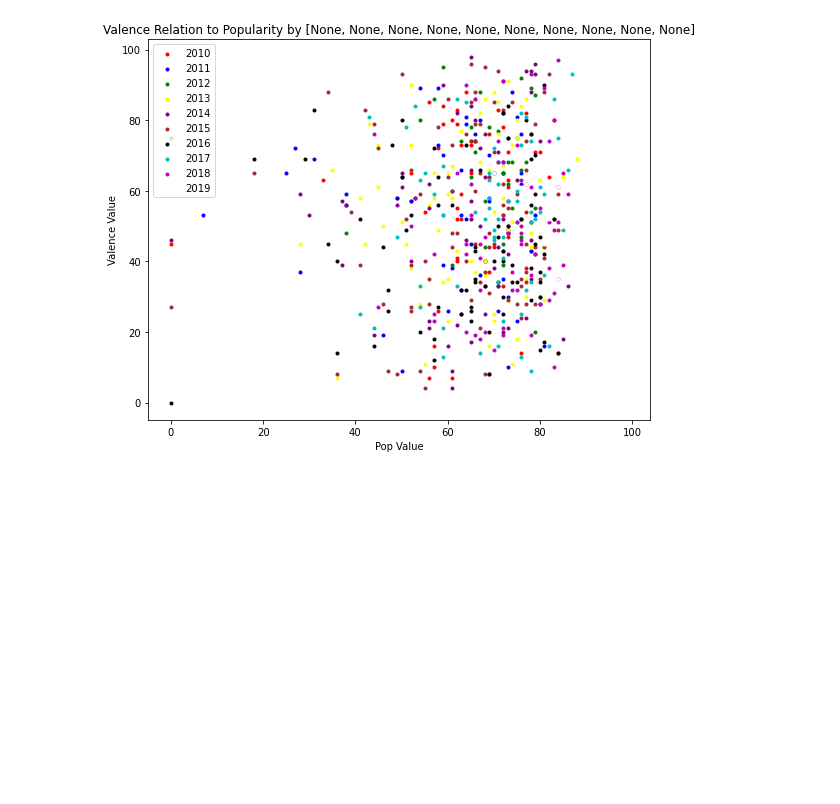
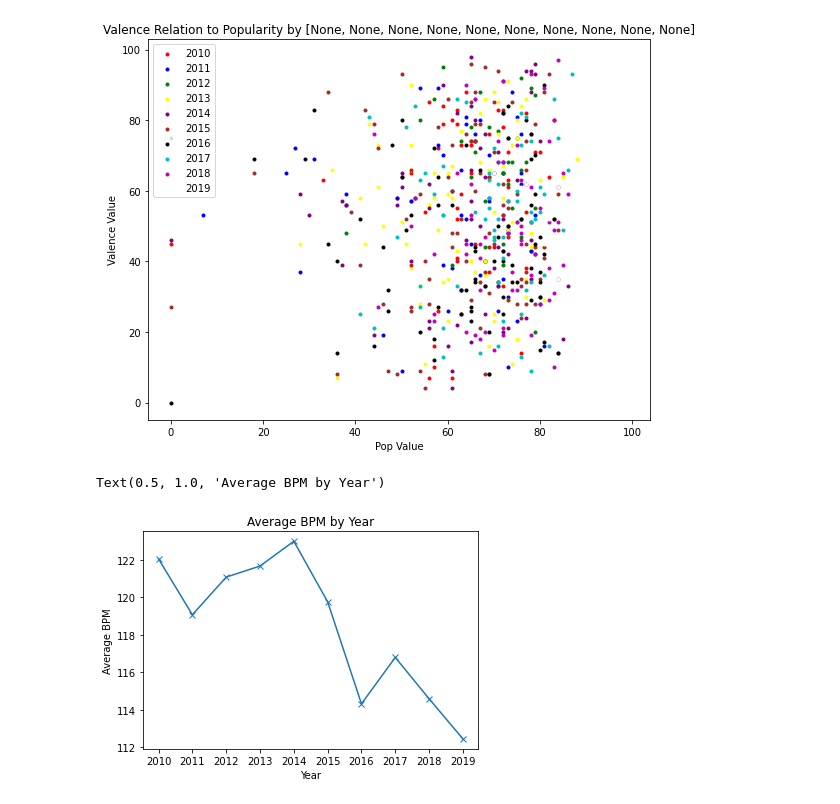
Before and after one commit to Boyder3113/Project_1, a Jupyter notebook: Untitled.ipynb, the cells around one changed output. Drawn from its saved outputs; the diff is of its cells as text; code cells hidden in the pictures; blank space fills up the shorter version.

```diff
--- a/Untitled.ipynb
+++ b/Untitled.ipynb
@@ -178,3 +178,19 @@ colors = ["red", "blue", "green", "yellow", "purple", "brown", "black", "c", "m"
 compValPopYear(years, colors)
 # %% [output]
 [figure]
+# %%
+bpm_df = songList[["year", "bpm", "simplified genres"]]
+
+bpm_table_agg = songList.groupby('year').agg(['mean','median','var','std','sem'])['bpm']
+
+line_x = bpm_table_agg.index.values.tolist()
+line_y = bpm_table_agg["mean"].tolist()
+
+plt.plot(line_x,line_y, marker='x')
+plt.xticks(line_x)
+plt.xlabel("Year")
+plt.ylabel("Average BPM")
+plt.title("Average BPM by Year")
+# %% [output]
+Text(0.5, 1.0, 'Average BPM by Year')
+[figure, added]
```
Also changed, not shown: parts of 1 cell of this notebook.
